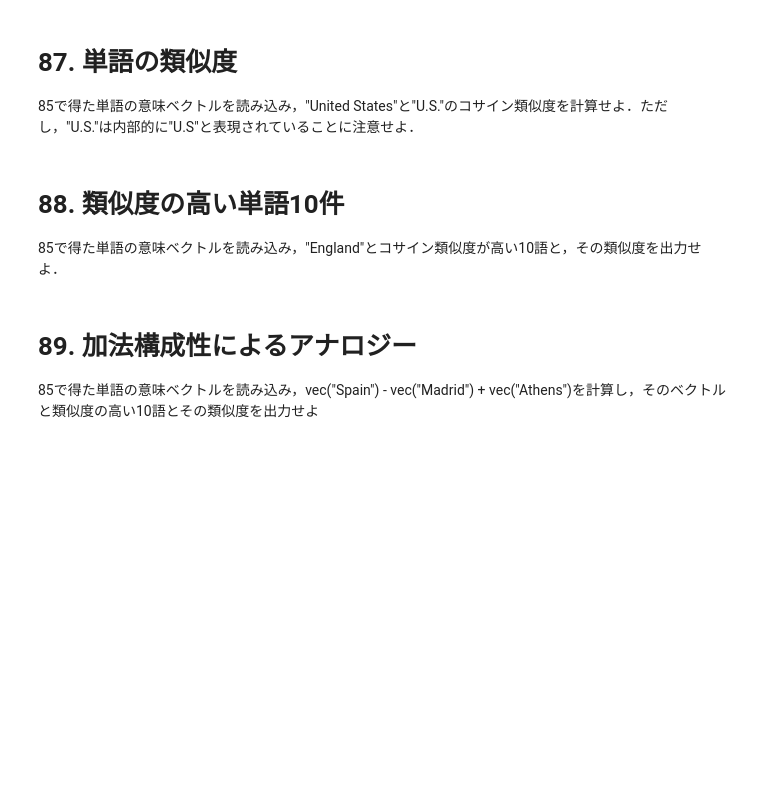
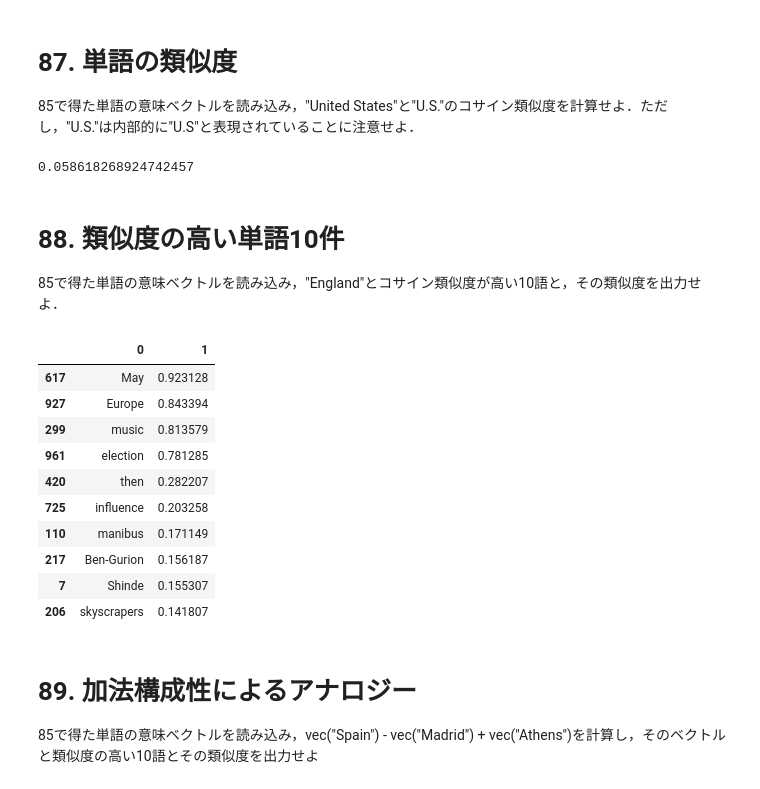
Before and after one commit to woody-kawagoe/nlp100, a Jupyter notebook: chapter09/chapter09.ipynb, the cells around one changed output. Drawn from its saved outputs; the diff is of its cells as text; code cells hidden in the pictures; blank space fills up the shorter version.

```diff
--- a/chapter09/chapter09.ipynb
+++ b/chapter09/chapter09.ipynb
@@ -15,7 +15,8 @@ import numpy as np
 
 以上の処理を適用した後，トークンをスペースで連結してファイルに保存せよ．
 # %%
-with open('enwiki-20150112-400-r100-10576.txt', 'r') as f:
+# head -n28443 enwiki-20150112-400-r100-10576.txt > enwiki.txt
+with open('enwiki.txt', 'r') as f:
     delete_words = ".,!?;:()[]'" + '"'
     corpus = []
     for line in f.readlines():
@@ -240,6 +273,8 @@ from sklearn.metrics.pairwise import cosine_similarity
 def get_word_cs(word1, word2):
     return cosine_similarity(vec(word1), vec(word2))[0][0]
 get_word_cs("United_States", "U.S")
+# %% [output]
+0.058618268924742457
 # %% [markdown]
 # 88. 類似度の高い単語10件
 85で得た単語の意味ベクトルを読み込み，"England"とコサイン類似度が高い10語と，その類似度を出力せよ．
@@ -248,12 +283,24 @@ def get_top10(word):
     lst=[]
     for i, w in enumerate(Xpca[:1000]):
         cs = cosine_similarity(vec(word), w.reshape(1, -1))[0][0]
-        lst.append((dictionary[i], cs)
+        lst.append((dictionary[i], cs))
     return pd.DataFrame(lst)
 # %%
 eng_top10 = get_top10("England")
 # %%
-eng_top10.sort_values(1).head(10)
+eng_top10.sort_values(1, ascending=False).head(10)
+# %% [output]
+|  | 0 | 1 |
+| 617 | May | 0.923128 |
+| 927 | Europe | 0.843394 |
+| 299 | music | 0.813579 |
+| 961 | election | 0.781285 |
+| 420 | then | 0.282207 |
+| 725 | influence | 0.203258 |
+| 110 | manibus | 0.171149 |
+| 217 | Ben-Gurion | 0.156187 |
+| 7 | Shinde | 0.155307 |
+| 206 | skyscrapers | 0.141807 |
 # %% [markdown]
 # 89. 加法構成性によるアナロジー
 85で得た単語の意味ベクトルを読み込み，vec("Spain") - vec("Madrid") + vec("Athens")を計算し，そのベクトルと類似度の高い10語とその類似度を出力せよ
```
Also changed, not shown: parts of 17 cells of this notebook.
